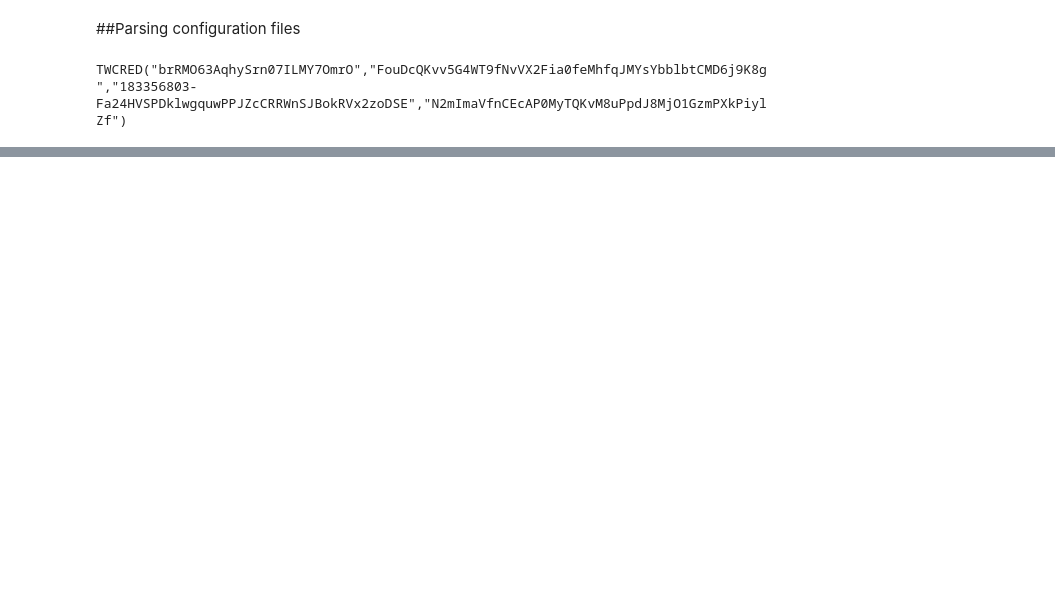
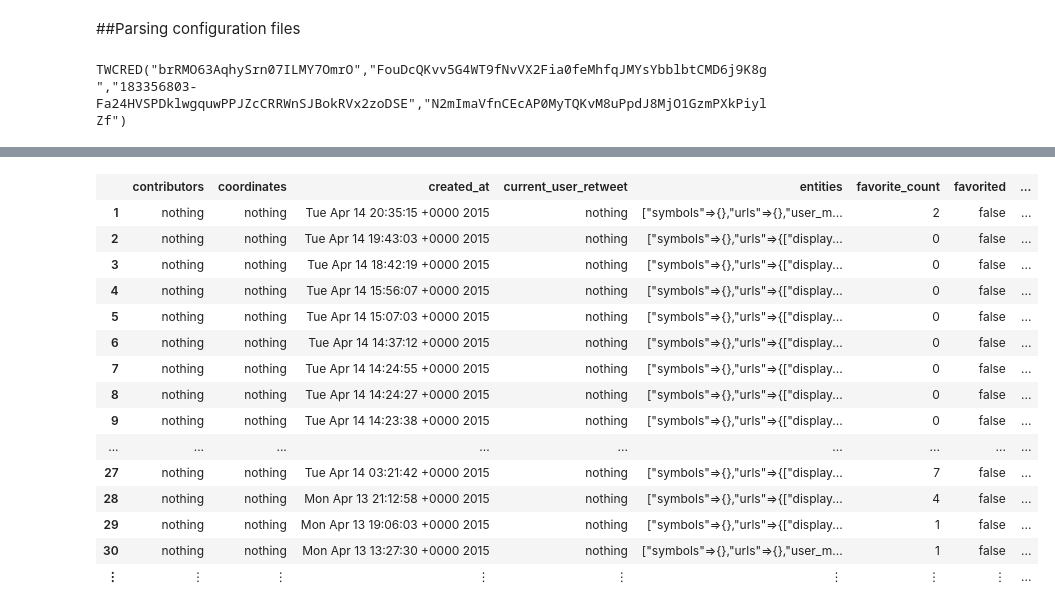
Before and after one commit to alexchao56/JuliaExamples, a Jupyter notebook: Twitter with Julia.ipynb, the cells around one changed output, grey strips where cells are left out. Cells and saved outputs as stored; diff of their text form; code cells hidden in the pictures; blank space fills up the shorter version.

```diff
--- a/Twitter with Julia.ipynb
+++ b/Twitter with Julia.ipynb
@@ -40,0 +39,2 @@ TWEETS (constructor with 2 methods)
+# %%
+julia_tweets_100 = get_search_tweets("#julialang"; options = {"count" => "100"})
@@ -40,0 +59,19 @@ TWEETS (constructor with 2 methods)
+# %%
+df = DataFrame(julia_tweets_100)
+# %% [output]
+|  | contributors | coordinates | created_at | current_user_retweet | entities | favorite_count | favorited | ... |
+| 1 | nothing | nothing | Tue Apr 14 20:35:15 +0000 2015 | nothing | ["symbols"=>{},"urls"=>{},"user_m... | 2 | false | ... |
+| 2 | nothing | nothing | Tue Apr 14 19:43:03 +0000 2015 | nothing | ["symbols"=>{},"urls"=>{["display... | 0 | false | ... |
+| 3 | nothing | nothing | Tue Apr 14 18:42:19 +0000 2015 | nothing | ["symbols"=>{},"urls"=>{["display... | 0 | false | ... |
+| 4 | nothing | nothing | Tue Apr 14 15:56:07 +0000 2015 | nothing | ["symbols"=>{},"urls"=>{["display... | 0 | false | ... |
+| 5 | nothing | nothing | Tue Apr 14 15:07:03 +0000 2015 | nothing | ["symbols"=>{},"urls"=>{["display... | 0 | false | ... |
+| 6 | nothing | nothing | Tue Apr 14 14:37:12 +0000 2015 | nothing | ["symbols"=>{},"urls"=>{["display... | 0 | false | ... |
+| 7 | nothing | nothing | Tue Apr 14 14:24:55 +0000 2015 | nothing | ["symbols"=>{},"urls"=>{["display... | 0 | false | ... |
+| 8 | nothing | nothing | Tue Apr 14 14:24:27 +0000 2015 | nothing | ["symbols"=>{},"urls"=>{["display... | 0 | false | ... |
+| 9 | nothing | nothing | Tue Apr 14 14:23:38 +0000 2015 | nothing | ["symbols"=>{},"urls"=>{["display... | 0 | false | ... |
+| ... | ... | ... | ... | ... | ... | ... | ... | ... |
+| 27 | nothing | nothing | Tue Apr 14 03:21:42 +0000 2015 | nothing | ["symbols"=>{},"urls"=>{["display... | 7 | false | ... |
+| 28 | nothing | nothing | Mon Apr 13 21:12:58 +0000 2015 | nothing | ["symbols"=>{},"urls"=>{["display... | 4 | false | ... |
+| 29 | nothing | nothing | Mon Apr 13 19:06:03 +0000 2015 | nothing | ["symbols"=>{},"urls"=>{["display... | 1 | false | ... |
+| 30 | nothing | nothing | Mon Apr 13 13:27:30 +0000 2015 | nothing | ["symbols"=>{},"urls"=>{},"user_m... | 1 | false | ... |
+| ⋮ | ⋮ | ⋮ | ⋮ | ⋮ | ⋮ | ⋮ | ⋮ | ... |
```
Also changed, not shown: parts of 20 cells of this notebook, 1 other file.
